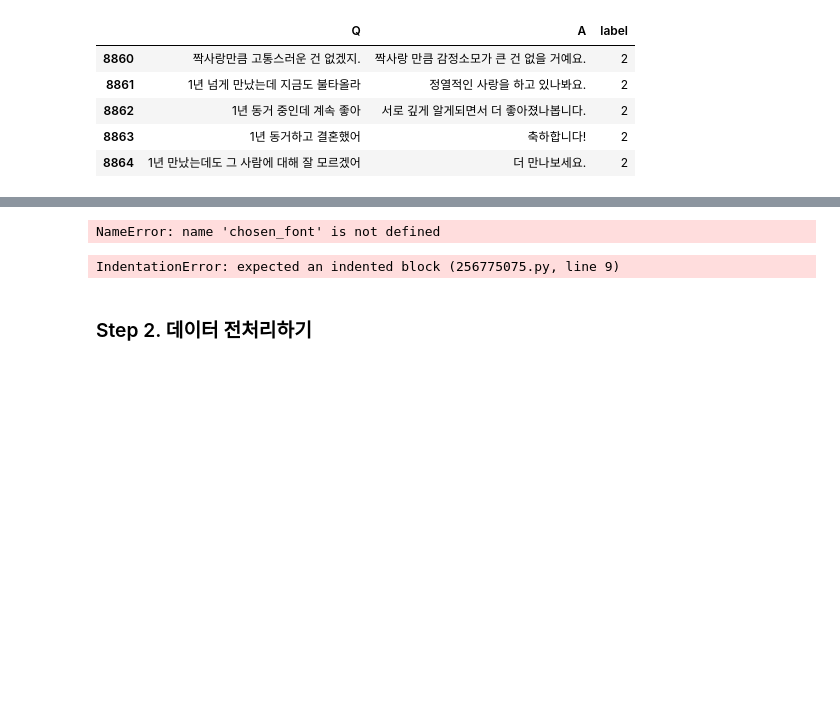
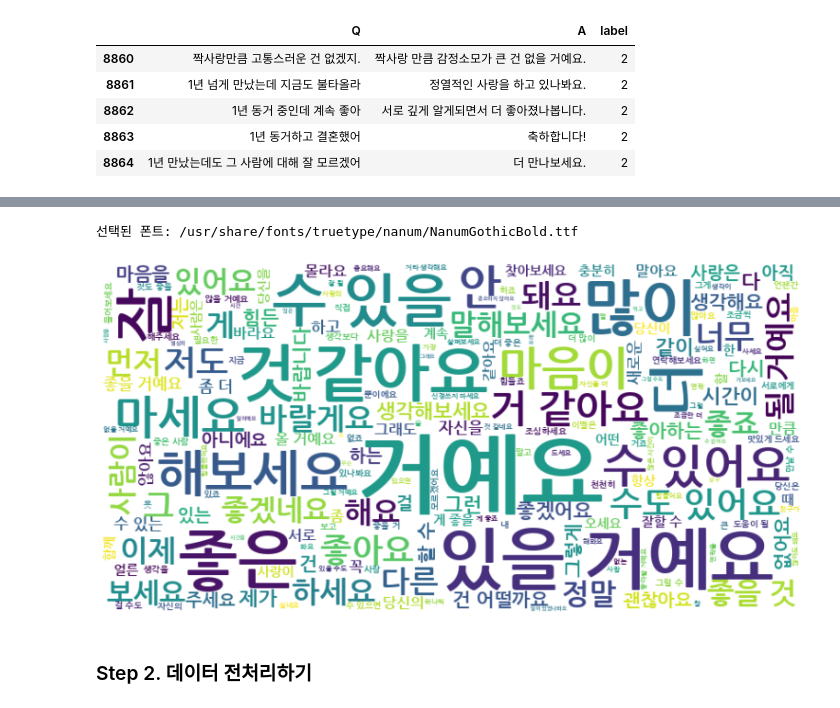
Before and after one commit to NeatyNut/AIFFEL_Online_Quest, a Jupyter notebook: Exploration/Ex05/Exploration_트랜스포머로 만드는 대화형 챗봇.ipynb, the cells around one changed output, grey strips where cells are left out. Saved outputs shown, nothing was run; the diff lists cells and outputs as text; code cells hidden in the pictures; blank space fills up the shorter version.

```diff
--- a/Exploration/Ex05/Exploration_트랜스포머로 만드는 대화형 챗봇.ipynb
+++ b/Exploration/Ex05/Exploration_트랜스포머로 만드는 대화형 챗봇.ipynb
@@ -119,34 +116,26 @@ AttributeError: 'Series' object has no attribute 'find'
 # %%
+import matplotlib.pyplot as plt
+import matplotlib.font_manager as fm
 from wordcloud import WordCloud
-wordcloud = WordCloud(font_path=chosen_font, width=800, height=400, background_color='white').generate(' '.join(all_words))
-plt.figure(figsize=(15, 7))
-plt.imshow(wordcloud, interpolation='bilinear')
-plt.axis('off')
-plt.show()
+
+# 사용 가능한 폰트 리스트 출력
+available_fonts = [font for font in fm.fontManager.ttflist if 'Nanum' in font.name or 'nanum' in font.name]
+
+if available_fonts:
+    chosen_font = available_fonts[0].fname # 첫 번째 폰트의 파일명을 선택
+    print("선택된 폰트:", chosen_font)
+
+    # 워드 클라우드 생성 시 선택된 폰트를 지정
+    wordcloud = WordCloud(font_path=chosen_font, width=800, height=400, background_color='white').generate(' '.join(df['A']))
+    plt.figure(figsize=(15, 7))
+    plt.imshow(wordcloud, interpolation='bilinear')
+    plt.axis('off')
+    plt.show()
+else:
+    print("Nanum 폰트가 사용 가능한 폰트 리스트에 없습니다.")
 # %% [output]
-NameError: name 'chosen_font' is not defined
+선택된 폰트: /usr/share/fonts/truetype/nanum/NanumGothicBold.ttf
+[figure, added]
-# %%
-import matplotlib.pyplot as plt
-import matplotlib.font_manager as fm
-from wordcloud import WordCloud
-
-# 사용 가능한 폰트 리스트 출력
-available_fonts = [font for font in fm.fontManager.ttflist if 'Nanum' in font.name or 'nanum' in font.name]
-
-if available_fonts:
-chosen_font = available_fonts[0].fname # 첫 번째 폰트의 파일명을 선택
-print("선택된 폰트:", chosen_font)
-
-# 워드 클라우드 생성 시 선택된 폰트를 지정
-wordcloud = WordCloud(font_path=chosen_font, width=800, height=400, background_color='white').generate(' '.join(all_words))
-plt.figure(figsize=(15, 7))
-plt.imshow(wordcloud, interpolation='bilinear')
-plt.axis('off')
-plt.show()
-else:
-print("Nanum 폰트가 사용 가능한 폰트 리스트에 없습니다.")
-# %% [output]
-IndentationError: expected an indented block (256775075.py, line 9)
 # %% [markdown]
 ### Step 2. 데이터 전처리하기
 # %% [markdown]
```
Also changed, not shown: parts of 6 cells of this notebook.
